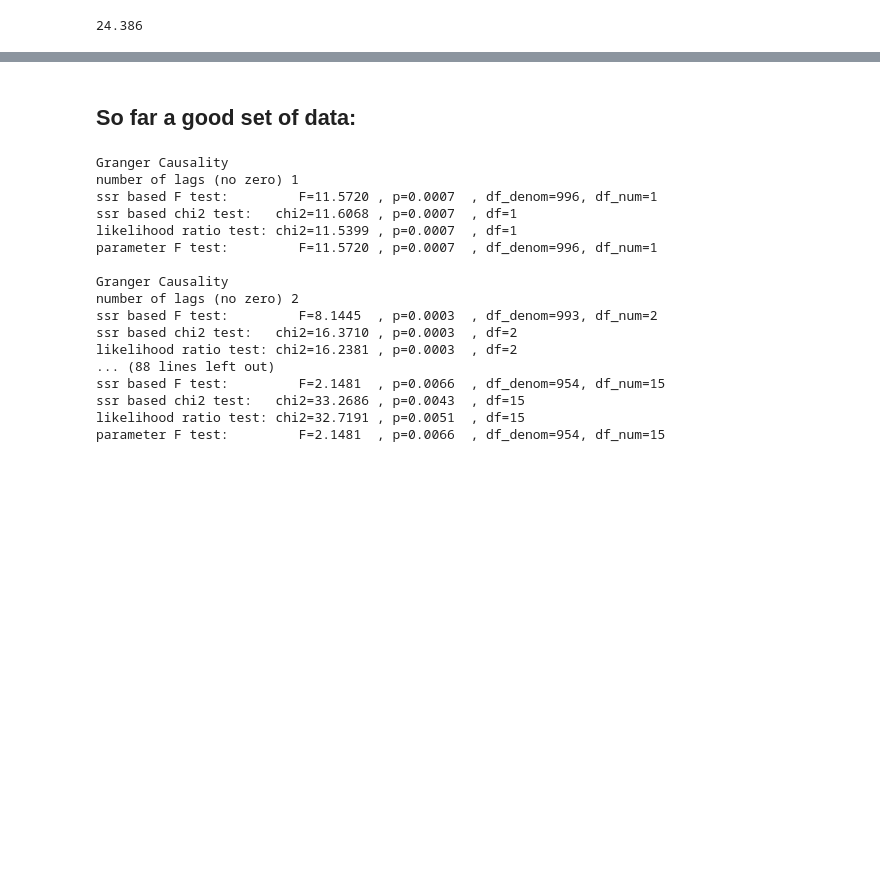
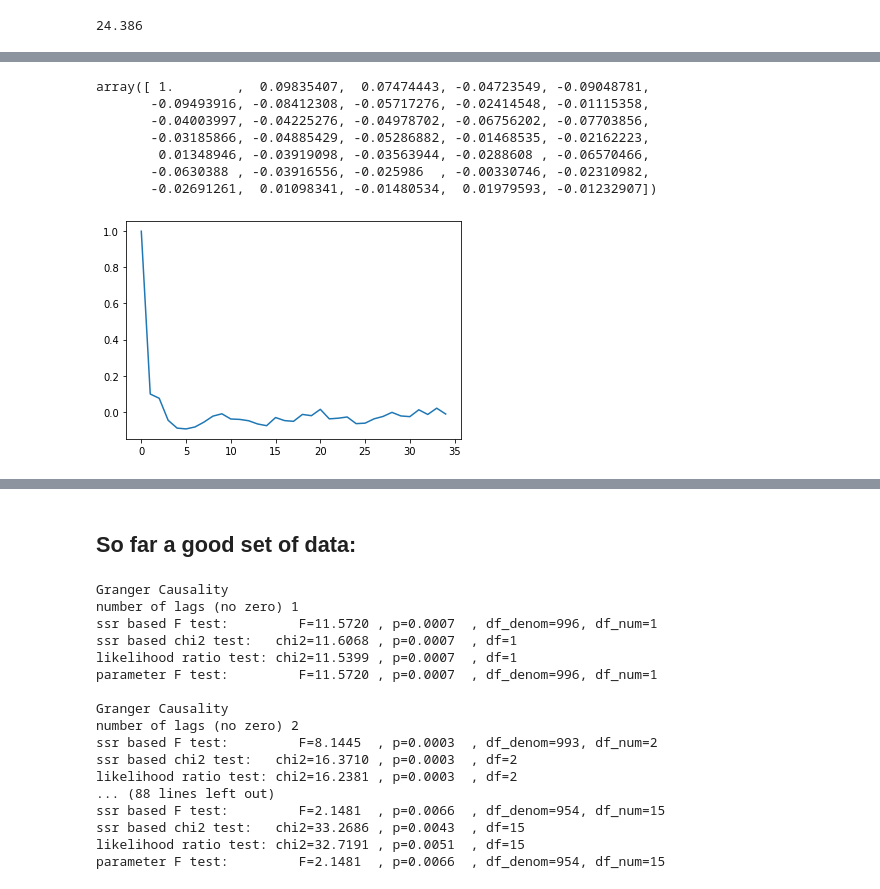
Before and after one commit to SU-Hongs/UROP_mining, a Jupyter notebook: UROP_data_main.ipynb, the cells around one changed output, grey strips where cells are left out. Cells and saved outputs as stored; diff of their text form; code cells hidden in the pictures; blank space fills up the shorter version.

```diff
--- a/UROP_data_main.ipynb
+++ b/UROP_data_main.ipynb
@@ -112 +108,13 @@ array([ 1.        ,  0.2026989 ,  0.14200132, -0.05596055, -0.14042776,
+# %%
+plt.plot(statsmodels.tsa.stattools.pacf(ABCD_density))
+statsmodels.tsa.stattools.pacf(ABCD_density)
+# %% [output]
+array([ 1.        ,  0.09835407,  0.07474443, -0.04723549, -0.09048781,
+       -0.09493916, -0.08412308, -0.05717276, -0.02414548, -0.01115358,
+       -0.04003997, -0.04225276, -0.04978702, -0.06756202, -0.07703856,
+       -0.03185866, -0.04885429, -0.05286882, -0.01468535, -0.02162223,
+        0.01348946, -0.03919098, -0.03563944, -0.0288608 , -0.06570466,
+       -0.0630388 , -0.03916556, -0.025986  , -0.00330746, -0.02310982,
+       -0.02691261,  0.01098341, -0.01480534,  0.01979593, -0.01232907])
+[figure, added]
 # %%
```
Also changed, not shown: parts of 25 cells of this notebook, 8 other files.
